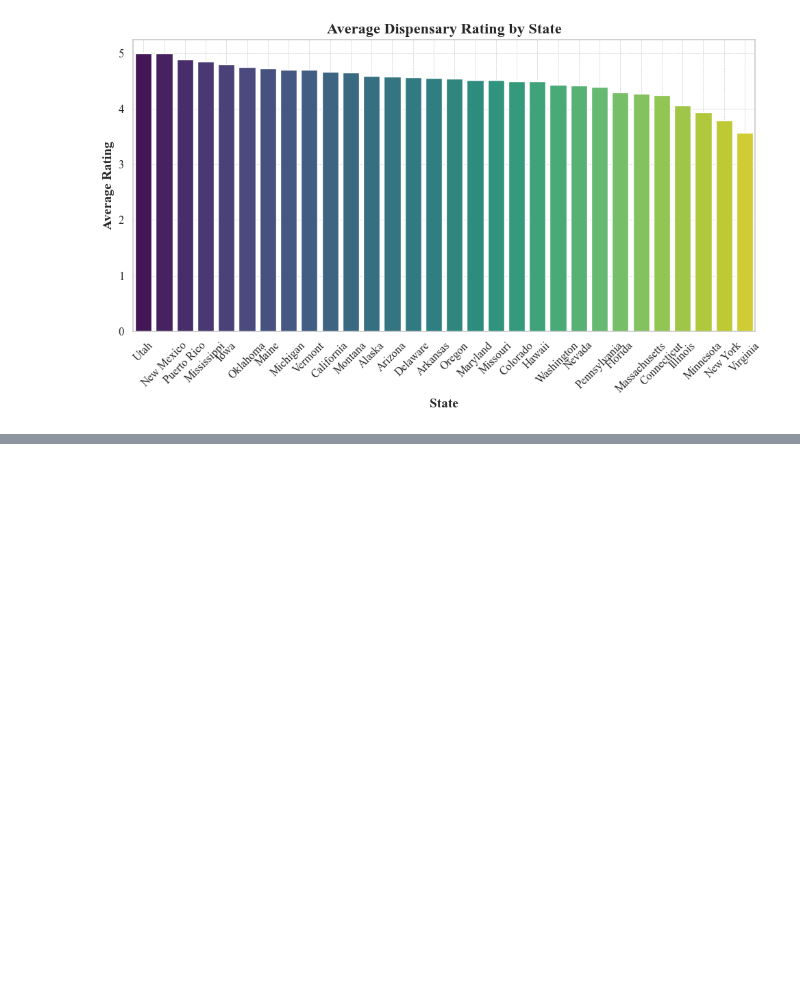
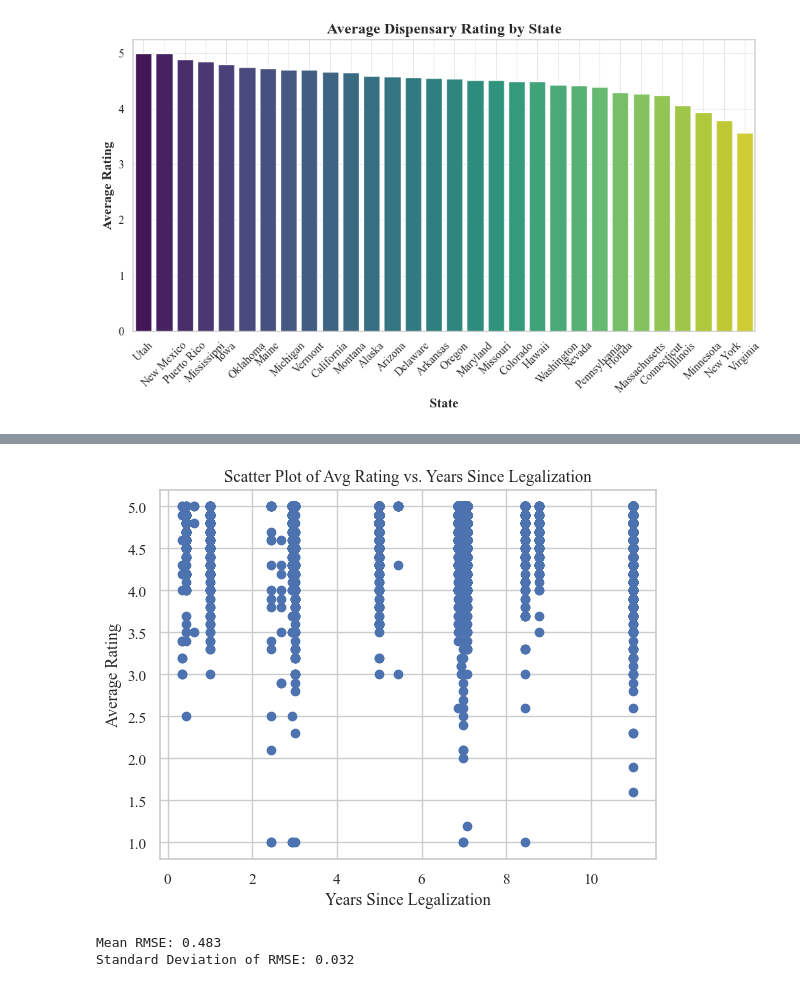
Before and after one commit to kduggirala/eclab, a Jupyter notebook: figures.ipynb, the cells around one changed output, grey strips where cells are left out. Saved outputs shown, nothing was run; the diff lists cells and outputs as text; code cells hidden in the pictures; blank space fills up the shorter version.

```diff
--- a/figures.ipynb
+++ b/figures.ipynb
@@ -148,0 +147,23 @@ Passing `palette` without assigning `hue` is deprecated and will be removed in v
+# %%
+#Regression on average number of reviews as a function of tax rate
+import pandas as pd
+import us
+
+#Merging legalization data with dispensary-level data
+legalization_data = pd.read_csv('legalization_data.txt', delimiter=',',
+                                parse_dates=['legalization_date', 'licensed_sales_since_date'])
+legalization_data.rename(columns={'state': 'State'}, inplace=True)
+
+dispensary_data = pd.read_csv('stores_data.csv')
+def extract_state(address):
+    parts = address.split(',')
+    if len(parts) < 2:
+        return None
+    state_part = parts[-2].strip()
+    zip_part = parts[-1].strip().split(' ')[0]
+    state = us.states.lookup(state_part) or us.states.lookup(zip_part)
+    return state.name if state else None
+dispensary_data['State'] = dispensary_data['Address'].apply(extract_state)
+states_to_remove = ['Louisiana', 'Georgia', 'Ohio']
+dispensary_data = dispensary_data[~dispensary_data['State'].isin(states_to_remove)]
+combined_data = dispensary_data.merge(legalization_data, on='State', how='left')
@@ -148,0 +217,23 @@ Passing `palette` without assigning `hue` is deprecated and will be removed in v
+# %%
+plt.scatter(combined_data['years_since_legalization'], combined_data['Avg Rating'])
+plt.xlabel('Years Since Legalization')
+plt.ylabel('Average Rating')
+plt.title('Scatter Plot of Avg Rating vs. Years Since Legalization')
+plt.show()
+# %% [output]
+[figure, added]
+# %%
+from sklearn.model_selection import cross_val_score, KFold
+from sklearn.ensemble import RandomForestRegressor
+
+# Define the model and run k-fold cross-validation
+model = RandomForestRegressor(n_estimators=100, random_state=42)
+kf = KFold(n_splits=5, shuffle=True, random_state=1)
+scores = cross_val_score(model, X, y, cv=kf, scoring='neg_mean_squared_error')
+rmse_scores = np.sqrt(-scores)
+
+print(f"Mean RMSE: {rmse_scores.mean():.3f}") # This is the average error across all the folds in the cross-validation. A lower RMSE indicates a better fit of the model to the data. The RMSE is measured in the same units as the dependent variable (in your case, average ratings). So a mean RMSE of 0.483 suggests that on average, the model's predictions deviate from the actual values by 0.483 rating points.
+print(f"Standard Deviation of RMSE: {rmse_scores.std():.3f}") #This represents the variability of the model's prediction error across the different folds. A lower standard deviation suggests that the model's performance is consistent across different subsets of the data. In your case, an RMSE standard deviation of 0.032 indicates that the deviation between the folds is relatively small, suggesting that the model's performance is fairly stable across different parts of the dataset.
+# %% [output]
+Mean RMSE: 0.483
+Standard Deviation of RMSE: 0.032
```
Also changed, not shown: parts of 2 cells of this notebook, 4 other files.
